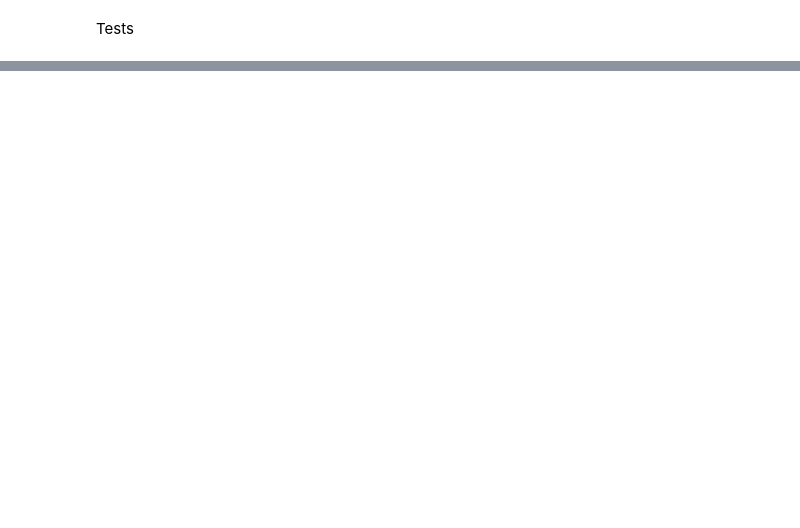
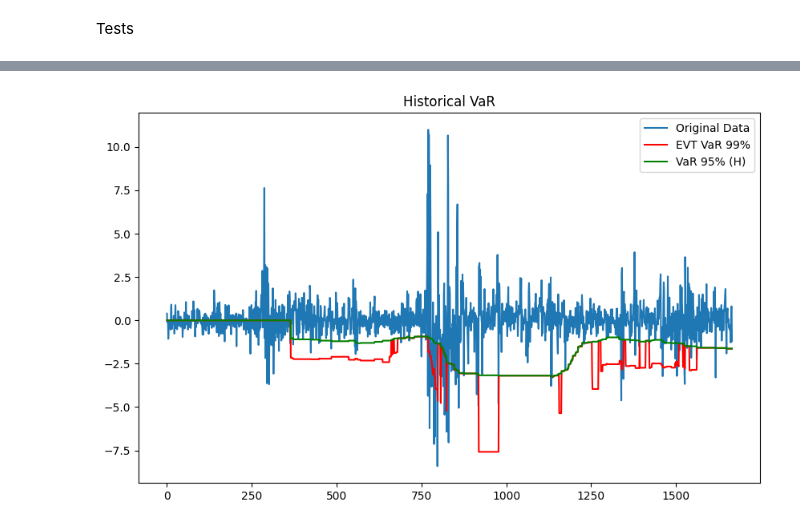
Before and after one commit to coffeffe/DOM_RF, a Jupyter notebook: VaR_VIZ.ipynb, the cells around one changed output, grey strips where cells are left out. Cells and saved outputs as stored; diff of their text form; code cells hidden in the pictures; blank space fills up the shorter version.

```diff
--- a/VaR_VIZ.ipynb
+++ b/VaR_VIZ.ipynb
@@ -254,0 +409,19 @@ MemoryError: Unable to allocate 3.73 GiB for an array with shape (50000, 10000)
+# %%
+EVT_VaRs = [0] * 365
+
+for t in range(avialable_lenth):
+    returns_sliced = log_returns_usd_scaled[t:t+365]
+    EVT_VaRs.append(EVT_VaR_w_cutoff(returns_sliced, alpha=0.01))
+# %%
+EVT_VaRs_neg = np.negative(EVT_VaRs)
+
+# Plot original data and fitted values
+plt.figure(figsize=(10, 6))
+plt.plot(log_returns_usd_scaled, label='Original Data')
+plt.plot(EVT_VaRs_neg, color='red', label='EVT VaR 99%')
+plt.plot(historical_vars_95_, color='green', label='VaR 95% (H)')
+plt.title('Historical VaR')
+plt.legend()
+plt.show()
+# %% [output]
+[figure, added]
```
Also changed, not shown: parts of 28 cells of this notebook, 2 other files.
